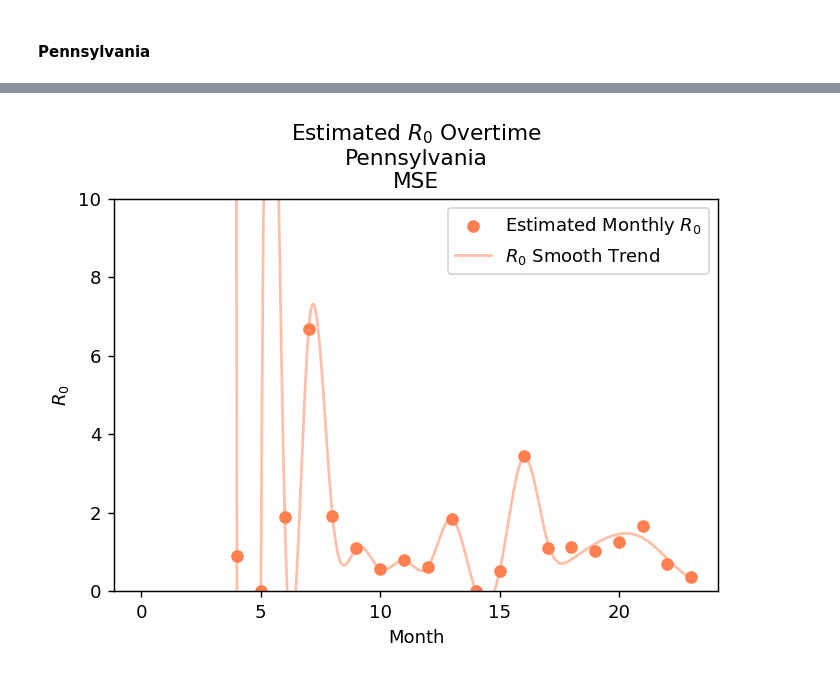
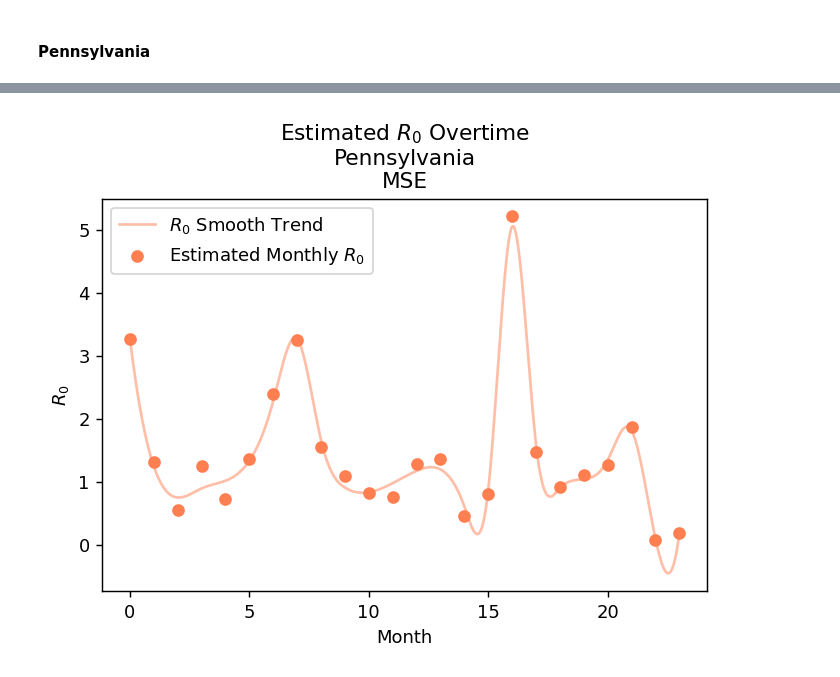
Before and after one commit to cywujeremy/dabp-pandemic-simulation, a Jupyter notebook: nbs/SIR_param_estimation.ipynb, the cells around one changed output, grey strips where cells are left out. Saved outputs shown, nothing was run; the diff lists cells and outputs as text; code cells hidden in the pictures.

```diff
--- a/nbs/SIR_param_estimation.ipynb
+++ b/nbs/SIR_param_estimation.ipynb
@@ -759,26 +765,14 @@ optimzer_mae_pa1 = optimize.minimize(loss_func,
                                      est_param1,
                                      args=(PA_data[time_period[0]:time_period[0] + time_period[1]], time_period[1], mean_absolute_error, "PA"),
                                      method='Nelder-Mead',
-                                     tol=1e-10,
+                                     tol=1e-3,
                                      options={'maxiter':5000, 'disp':True})
 
 optimzer_mse_pa1 = optimize.minimize(loss_func,
                                      est_param1,
                                      args=(PA_data[time_period[0]:time_period[0] + time_period[1]], time_period[1], mean_squared_error, "PA"),
                                      method='Nelder-Mead',
-                                     tol=1e-10,
+                                     tol=1e-3,
                                      options={'maxiter':5000, 'disp':True})
-
-est_param_mae_pa1 = np.abs(optimzer_mae_pa1.x)
-est_r0_mae_pa1 = est_param_mae_pa1[:-1]
-est_gamma = est_param_mae_pa1[-1]
-S_pa1_mae, I_pa1_mae, R_pa1_mae = loss_func(est_param_mae_pa1, PA_data[time_period[0]:time_period[0] + time_period[1]], time_period[1],
-                             mean_absolute_error, 'PA', False, True)
-
-est_param_mse_pa1 = np.abs(optimzer_mse_pa1.x)
-est_r0_mse_pa1 = est_param_mse_pa1[:-1]
-est_gamma = est_param_mse_pa1[-1]
-S_pa1_mse, I_pa1_mse, R_pa1_mse = loss_func(est_param_mse_pa1, PA_data[time_period[0]:time_period[0] + time_period[1]], time_period[1],
-                             mean_squared_error, 'PA', False, True)
 # %% [output]
 Optimization terminated successfully.
@@ -792,30 +801,18 @@ Optimization terminated successfully.
 # %%
 # PA Period 2
-et_param2 = np.concatenate((np.random.normal(1, 1, size=(time_period[2]//30,)), np.random.normal(0.05, 0.05, size=(1,))))
+est_param2 = np.concatenate((np.random.normal(1, 1, size=(time_period[2]//30,)), np.random.normal(0.05, 0.05, size=(1,))))
 optimzer_mae_pa2 = optimize.minimize(loss_func,
                                      est_param2,
                                      args=(PA_data[time_period[0] + time_period[1]:time_period[0] + time_period[1] + time_period[2]], time_period[2], mean_absolute_error, "PA"),
                                      method='Nelder-Mead',
-                                     tol=1e-10,
+                                     tol=1e-9,
                                      options={'maxiter':10000, 'disp':True})
 
 optimzer_mse_pa2 = optimize.minimize(loss_func,
                                      est_param2,
                                      args=(PA_data[time_period[0] + time_period[1]:time_period[0] + time_period[1] + time_period[2]], time_period[2], mean_squared_error, "PA"),
                                      method='Nelder-Mead',
-                                     tol=1e-10,
+                                     tol=1e-9,
                                      options={'maxiter':10000, 'disp':True})
-
-est_param_mae_pa2 = np.abs(optimzer_mae_pa2.x)
-est_r0_mae_pa2 = est_param_mae_pa2[:-1]
-est_gamma = est_param_mae_pa2[-1]
-S_pa2_mae, I_pa2_mae, R_pa2_mae = loss_func(est_param_mae_pa2, PA_data[time_period[0] + time_period[1]:time_period[0] + time_period[1] + time_period[2]], time_period[2],
-                             mean_absolute_error, 'PA', False, True)
-
-est_param_mse_pa2 = np.abs(optimzer_mse_pa2.x)
-est_r0_mse_pa2 = est_param_mse_pa2[:-1]
-est_gamma = est_param_mse_pa2[-1]
-S_pa2_mse, I_pa2_mse, R_pa2_mse = loss_func(est_param_mse_pa2, PA_data[time_period[0] + time_period[1]:time_period[0] + time_period[1] + time_period[2]], time_period[2],
-                             mean_squared_error, 'PA', False, True)
 # %% [output]
 Optimization terminated successfully.
@@ -870,20 +881,20 @@ plt.show()
 # %%
 spl = UnivariateSpline(list(range(len(est_r0_pa_mse))), est_r0_pa_mse, k=3)
 spl.set_smoothing_factor(0.5)
 full_period = np.linspace(0, 23, 2000)
 smoothed_est_r0 = spl(full_period)
 
 fig, ax = plt.subplots(dpi=130)
 ax.scatter(range(len(est_r0_pa_mse)), est_r0_pa_mse, color="coral", label="Estimated Monthly $R_0$")
 ax.plot(full_period, smoothed_est_r0, color="coral", label="$R_0$ Smooth Trend", alpha=0.5)
 plt.xlabel("Month")
 plt.ylabel("$R_0$")
-plt.ylim(0,10)
+# plt.ylim(0,10)
 plt.title("Estimated $R_0$ Overtime\nPennsylvania\nMSE")
 plt.legend()
 plt.show()
 # %% [output]
-[figure, old version]
+[figure, new version]
 # %%
 est_r0_pa_mse
 # %% [output]
```
Also changed, not shown: parts of 11 cells of this notebook.
